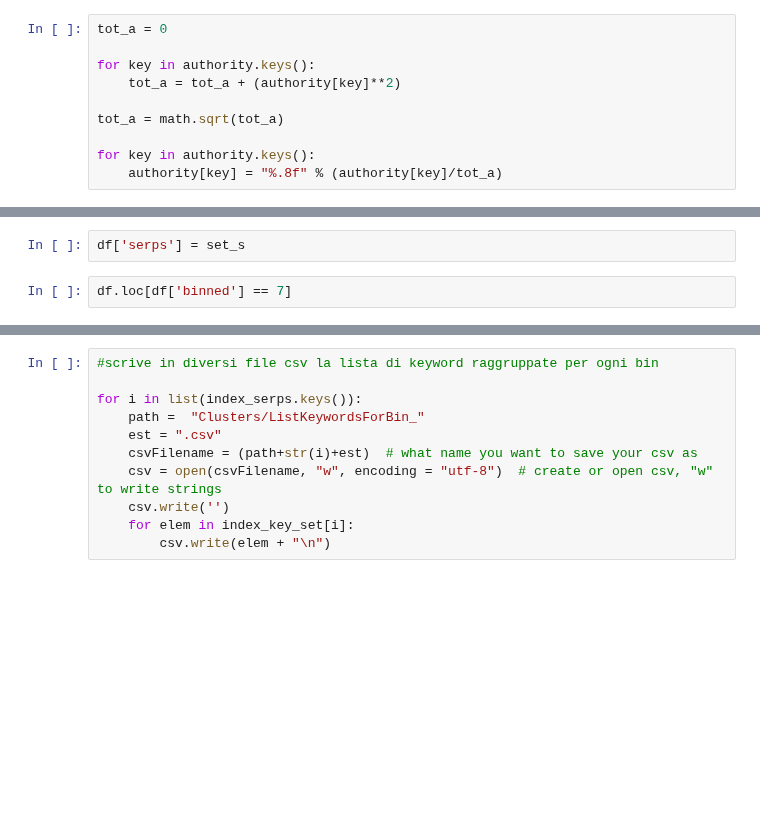
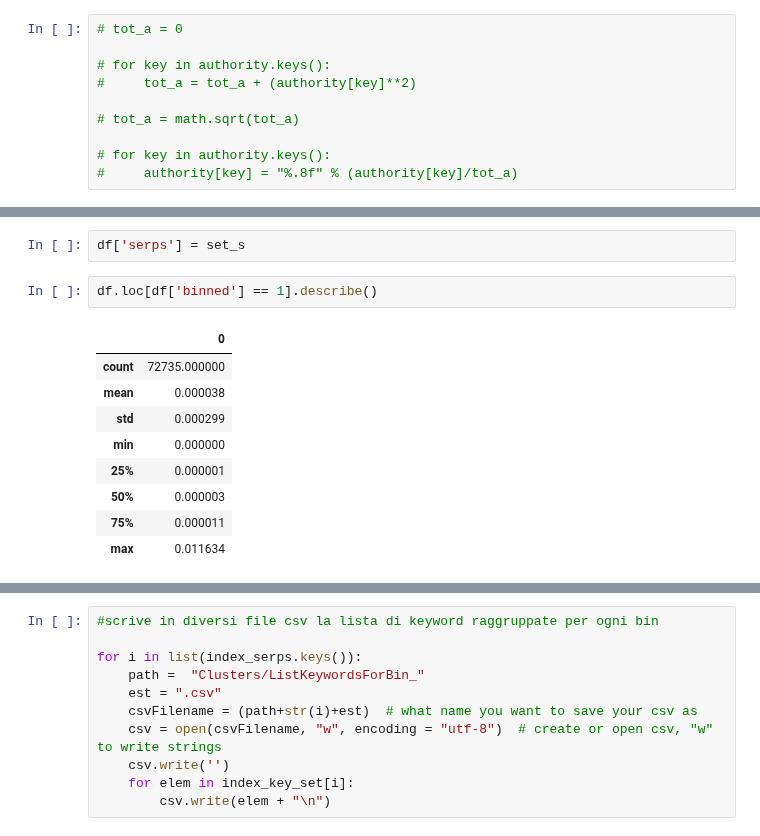
Before and after one commit to dsav92/Italian-Recipe-Business-Analysis, a Jupyter notebook: HITS_Clustering.ipynb, the cells around one changed output, grey strips where cells are left out. Cells and saved outputs as stored; diff of their text form; blank space fills up the shorter version.

```diff
--- a/HITS_Clustering.ipynb
+++ b/HITS_Clustering.ipynb
@@ -61,13 +172,13 @@ for key in hub.keys():
 # %%
-tot_a = 0
+# tot_a = 0
 
-for key in authority.keys():
-    tot_a = tot_a + (authority[key]**2)
+# for key in authority.keys():
+#     tot_a = tot_a + (authority[key]**2)
 
-tot_a = math.sqrt(tot_a)
+# tot_a = math.sqrt(tot_a)
 
-for key in authority.keys():
-    authority[key] = "%.8f" % (authority[key]/tot_a)
+# for key in authority.keys():
+#     authority[key] = "%.8f" % (authority[key]/tot_a)
 # %%
 for elem in authority.keys():
     if(elem == 'lifegate.it'):
@@ -136,7 +264,17 @@ df['binned'].unique()
 # %%
 df['serps'] = set_s
 # %%
-df.loc[df['binned'] == 7]
+df.loc[df['binned'] == 1].describe()
+# %% [output]
+|  | 0 |
+| count | 72735.000000 |
+| mean | 0.000038 |
+| std | 0.000299 |
+| min | 0.000000 |
+| 25% | 0.000001 |
+| 50% | 0.000003 |
+| 75% | 0.000011 |
+| max | 0.011634 |
 # %%
 #Dizionario di dizionari
 #KEY: bin index   VALUE: Dizionario SERP,KEYWORDS
```
Also changed, not shown: parts of 40 cells of this notebook.
